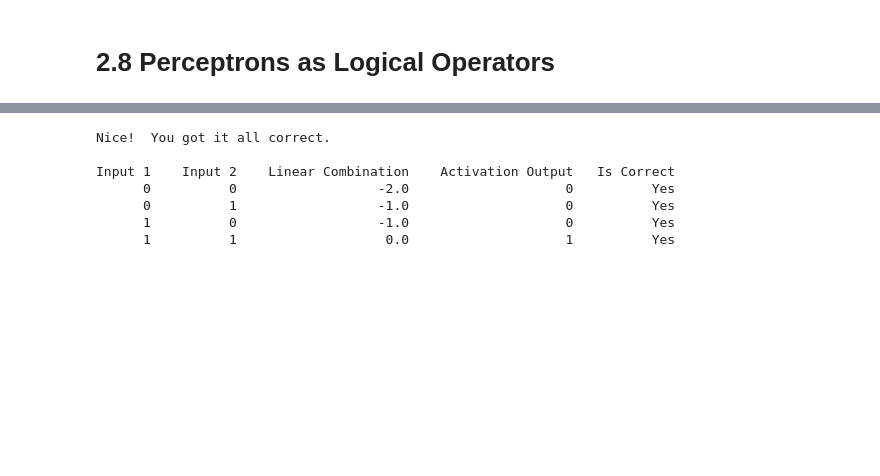
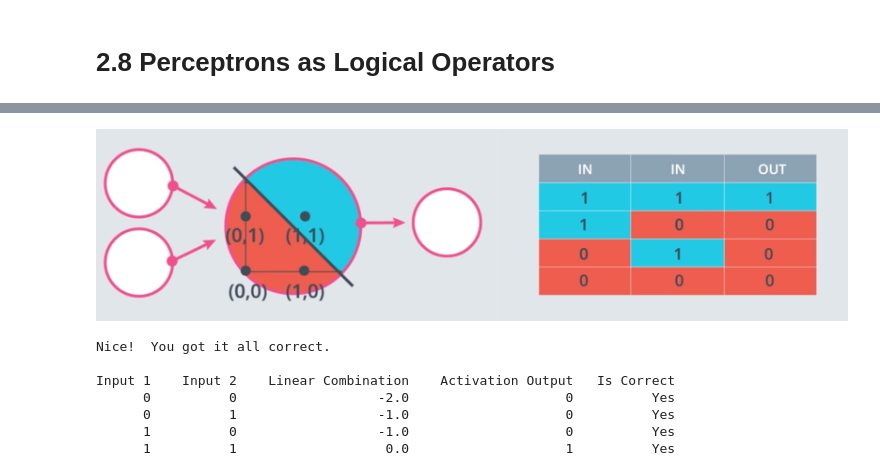
Before and after one commit to Glr10/PyTorch-Scholarship-Challenge, a Jupyter notebook: Lesson2.ipynb, the cells around one changed output, grey strips where cells are left out. Drawn from its saved outputs; the diff is of its cells as text; code cells hidden in the pictures; blank space fills up the shorter version.

```diff
--- a/Lesson2.ipynb
+++ b/Lesson2.ipynb
@@ -16,3 +24,7 @@ bias = -2.0
+# %%
+Image("and-quiz (1).png",width=1200)
+# %% [output]
+[figure, added]
 # %%
 # Inputs and outputs
 test_inputs = [(0, 0), (0, 1), (1, 0), (1, 1)]
```
Also changed, not shown: parts of 2 cells of this notebook.
